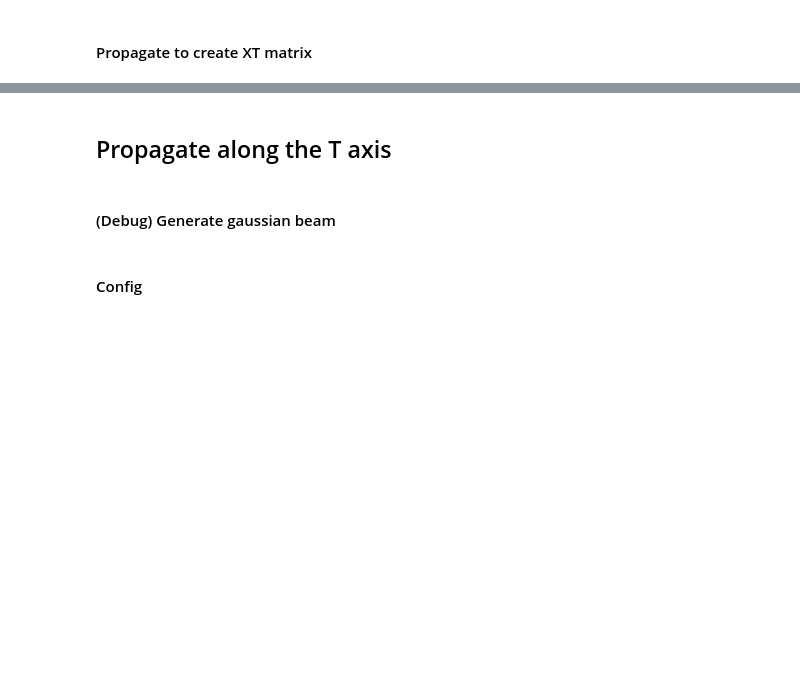
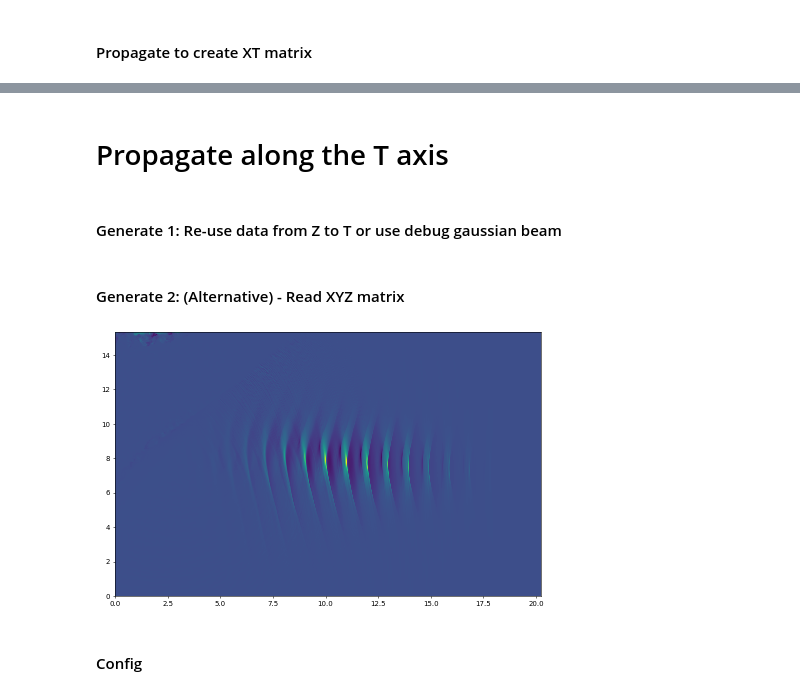
Before and after one commit to gpotter2/cea-internship, a Jupyter notebook: propag_z_2d.ipynb, the cells around one changed output, grey strips where cells are left out. Drawn from its saved outputs; the diff is of its cells as text; code cells hidden in the pictures; blank space fills up the shorter version.

```diff
--- a/propag_z_2d.ipynb
+++ b/propag_z_2d.ipynb
@@ -74,10 +61,10 @@ def build_fft(x, t, by):
     # FW
 
     print("Applying discrete fast fourier transform...", end="", flush=True)
-    scipy.fft.fftn(byfft,
-                   axes=(0,1),
-                   norm="forward",
-                   overwrite_x=True)
+    byfft = scipy.fft.fftn(byfft,
+                           axes=(0,1),
+                           norm="forward",
+                           overwrite_x=True)
     print("OK")
 
     print("Building freq grid...", end="", flush=True)
@@ -155,7 +138,8 @@ frame = np.empty(byfft.shape[:1] + (Z_LENGTH,))
 for i in tqdm(range(Z_LENGTH)):
     byfft = byfft * propag
     v = scipy.fft.ifftn(byfft,
-                        axes=(0,1))
+                        axes=(0,1),
+                        norm="forward")
     if ENABLE_ANIMATION and i % 10 == 0:
         # z = np.arange(-abs(dz) * i, (Z_LENGTH - i) * abs(dz), abs(dz))
         plt.pcolormesh(np.real(v), shading="auto")
@@ -179,9 +160,18 @@ plt.pcolormesh(z, x, frame, shading="auto", cmap="seismic", vmin=-clim, vmax=cli
 # %% [markdown]
-## Propagate along the T axis
+# Propagate along the T axis
+# %%
+import numpy as np
+import scipy.fft
+from tqdm import tqdm
+import matplotlib.pyplot as plt
+
+# T_MODE = "reuse"
+# T_MODE = "generate"
+T_MODE = "read"
 # %% [markdown]
-#### (Debug) Generate gaussian beam
+#### Generate 1: Re-use data from Z to T or use debug gaussian beam
 # %%
-if False:
+if T_MODE == "generate":
     XLENGTH = 200
     ZLENGTH = 800
     XMAX = 200
@@ -210,6 +200,21 @@ if False:
     plt.rcParams['figure.figsize'] = [10, 7]
     plt.rcParams['figure.dpi'] = 200
     plt.pcolormesh(frame, shading="auto", cmap="seismic", vmin=-clim, vmax=clim)
+
+if T_MODE in ["generate", "reuse"]:
+    z = np.arange(TOT_Z, 0, abs(dz))
+# %% [markdown]
+#### Generate 2: (Alternative) - Read XYZ matrix
+# %%
+if T_MODE == "read":
+    by = np.load('./npy_files/By_xyz.npy')
+    z = np.linspace(0, 2072/102.4, 2072)
+    y = np.linspace(0, 1500/102.4, 1500)
+    x = np.linspace(0, 1450/94.5231, 1450)
+    frame = by[:,by.shape[1]//2,:].transpose(1, 0)
+    plt.pcolormesh(z, x, frame, shading="auto")
+# %% [output]
+[figure, added]
 # %% [markdown]
 #### Config
 # %%
```
Also changed, not shown: parts of 14 cells of this notebook, 1 other file.
